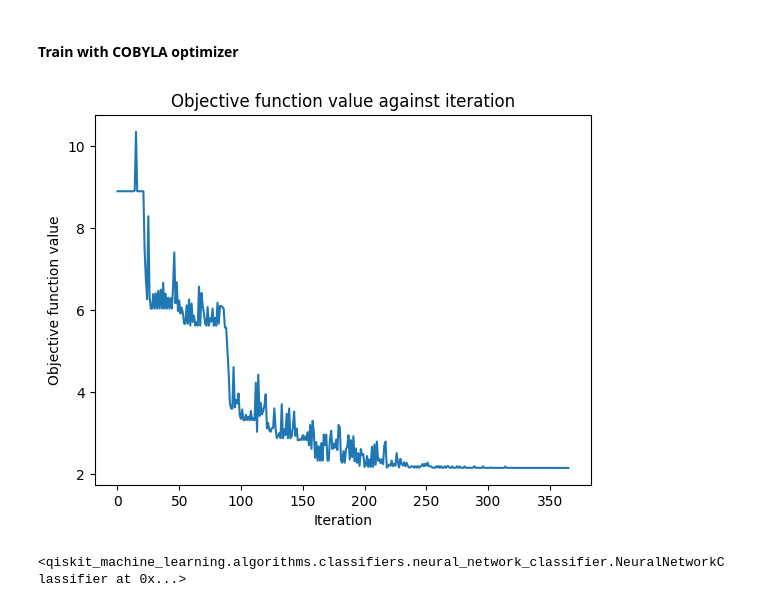
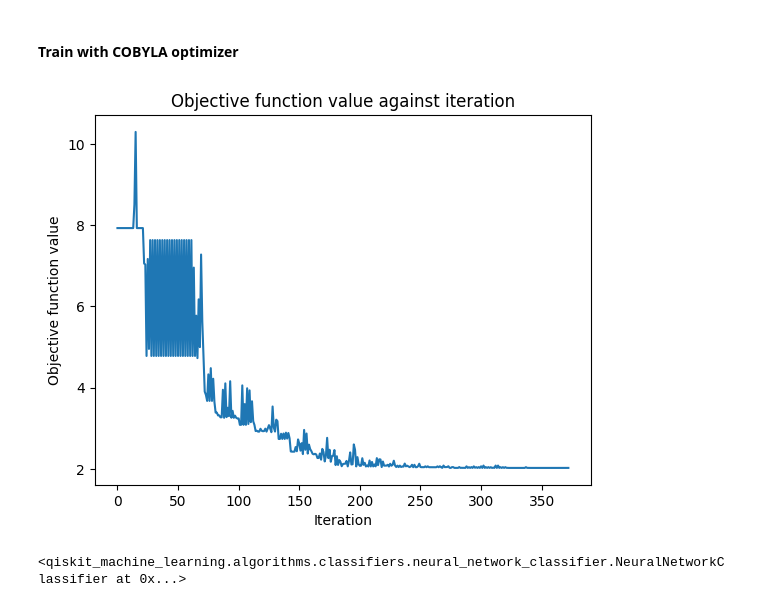
Before and after one commit to ketayon/PNEUMONIA_DETECTION, a Jupyter notebook: piqture_pneumonia_detection.ipynb, the cells around one changed output. Saved outputs shown, nothing was run; the diff lists cells and outputs as text; code cells hidden in the pictures.

```diff
--- a/piqture_pneumonia_detection.ipynb
+++ b/piqture_pneumonia_detection.ipynb
@@ -71,3 +75,5 @@ img_size = (32, 32)
+# %%
+img_size = (128, 128)
 # %% [markdown]
 #### Data augmentation and transformations
 # %%
@@ -111,8 +117,8 @@ def load_and_limit_data(path, label, num_samples, transform):
 ##### - Perform PCA on flattened image data
 ##### - Convert to tensors for QNN
 # %%
-train_data_norm, train_labels_norm = load_and_limit_data(dataset_path_norm, 0, 250, transform)
-train_data_pneu, train_labels_pneu = load_and_limit_data(dataset_path_pneu, 1, 250, transform)
+train_data_norm, train_labels_norm = load_and_limit_data(dataset_path_norm, 0, 500, transform)
+train_data_pneu, train_labels_pneu = load_and_limit_data(dataset_path_pneu, 1, 500, transform)
 
 X_train = np.array(train_data_norm + train_data_pneu)
 y_train = np.array(train_labels_norm + train_labels_pneu)
@@ -200,14 +206,14 @@ NeuralNetworkClassifier.num_classes=len(class_weights)
 # %%
 classifier = NeuralNetworkClassifier(
     neural_network=qnn,
-    optimizer=COBYLA(maxiter=1000),
+    optimizer=COBYLA(maxiter=1000, tol=1e-4),
     loss='cross_entropy',
     callback=callback_graph
 )
 
 classifier.fit(X_train_tensor, y_train_tensor)
 # %% [output]
-[figure, old version]
+[figure, new version]
 <qiskit_machine_learning.algorithms.classifiers.neural_network_classifier.NeuralNetworkClassifier at 0x...>
 # %%
 train_accuracy = np.round(100 * classifier.score(X_train_tensor, y_train_tensor), 2)
```
Also changed, not shown: parts of 6 cells of this notebook, 1 other file.
